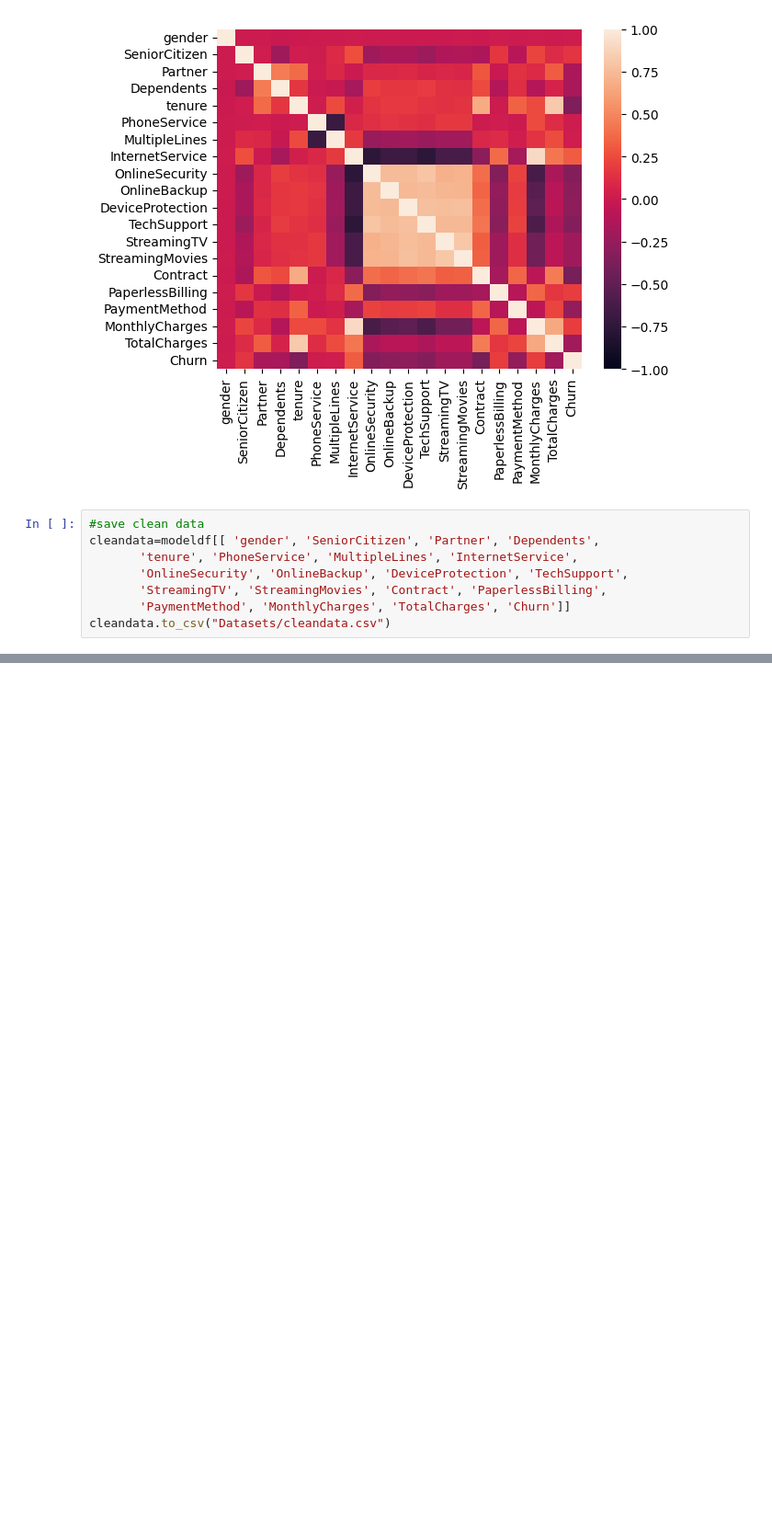
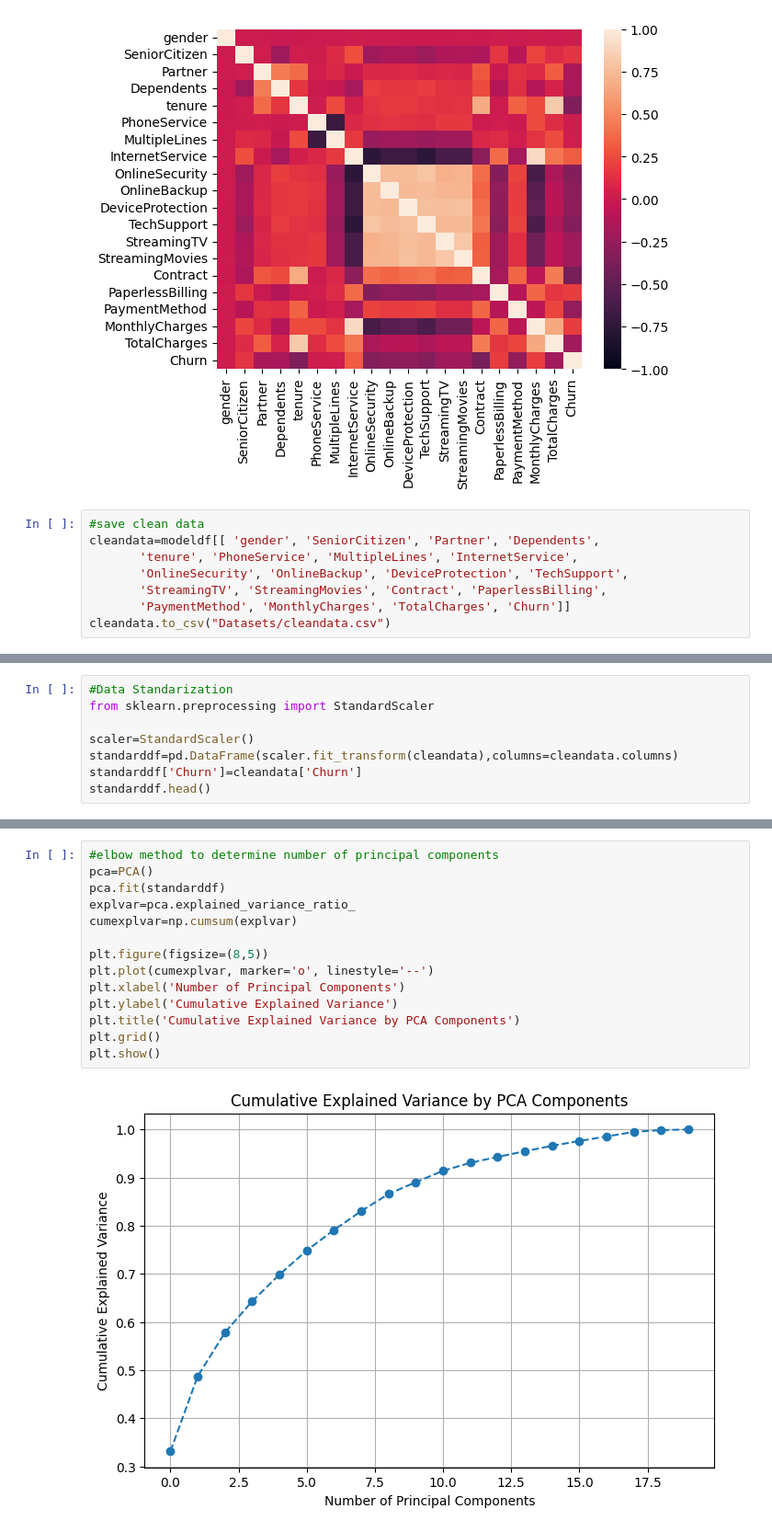
Before and after one commit to aymanfen/ClassificationProject, a Jupyter notebook: DataTreatment.ipynb, the cells around one changed output, grey strips where cells are left out. Shown at 92% size. Drawn from its saved outputs; the diff is of its cells as text; blank space fills up the shorter version.

Commit message:
data normalisation, standarisation and dimensionality reduction

```diff
--- a/DataTreatment.ipynb
+++ b/DataTreatment.ipynb
@@ -678,0 +677,8 @@ cleandata.to_csv("Datasets/cleandata.csv")
+# %%
+#Data Standarization
+from sklearn.preprocessing import StandardScaler
+
+scaler=StandardScaler()
+standarddf=pd.DataFrame(scaler.fit_transform(cleandata),columns=cleandata.columns)
+standarddf['Churn']=cleandata['Churn']
+standarddf.head()
@@ -678,0 +721,16 @@ cleandata.to_csv("Datasets/cleandata.csv")
+# %%
+#elbow method to determine number of principal components
+pca=PCA()
+pca.fit(standarddf)
+explvar=pca.explained_variance_ratio_
+cumexplvar=np.cumsum(explvar)
+
+plt.figure(figsize=(8,5))
+plt.plot(cumexplvar, marker='o', linestyle='--')
+plt.xlabel('Number of Principal Components')
+plt.ylabel('Cumulative Explained Variance')
+plt.title('Cumulative Explained Variance by PCA Components')
+plt.grid()
+plt.show()
+# %% [output]
+[figure, added]
```
Also changed, not shown: parts of 6 cells of this notebook, 4 other files.
